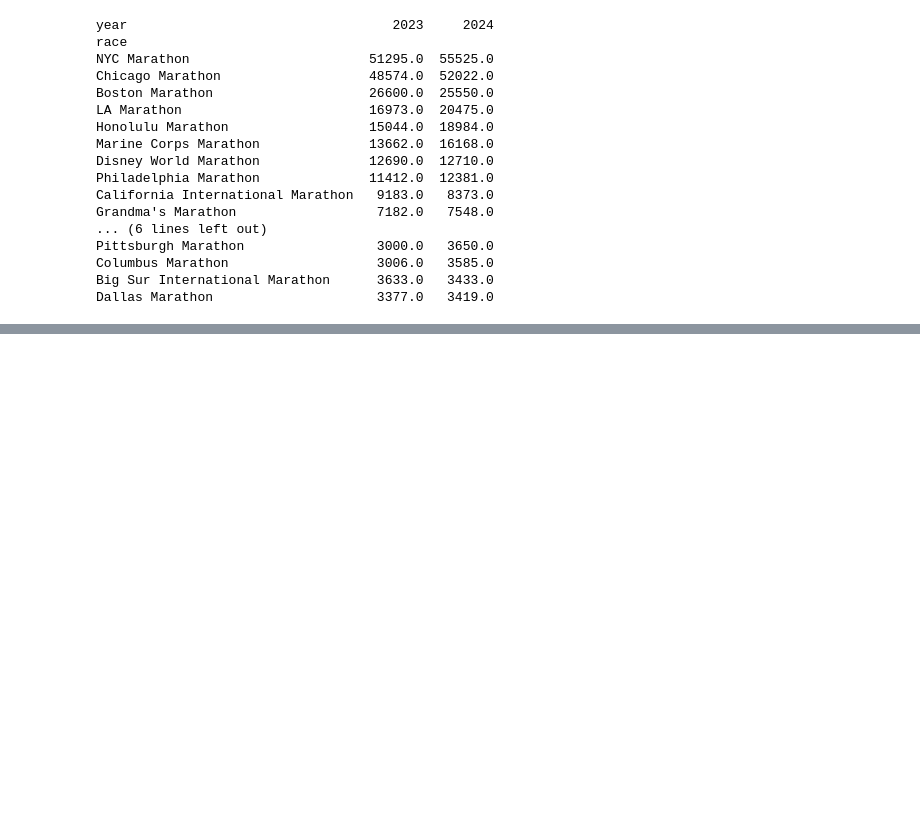
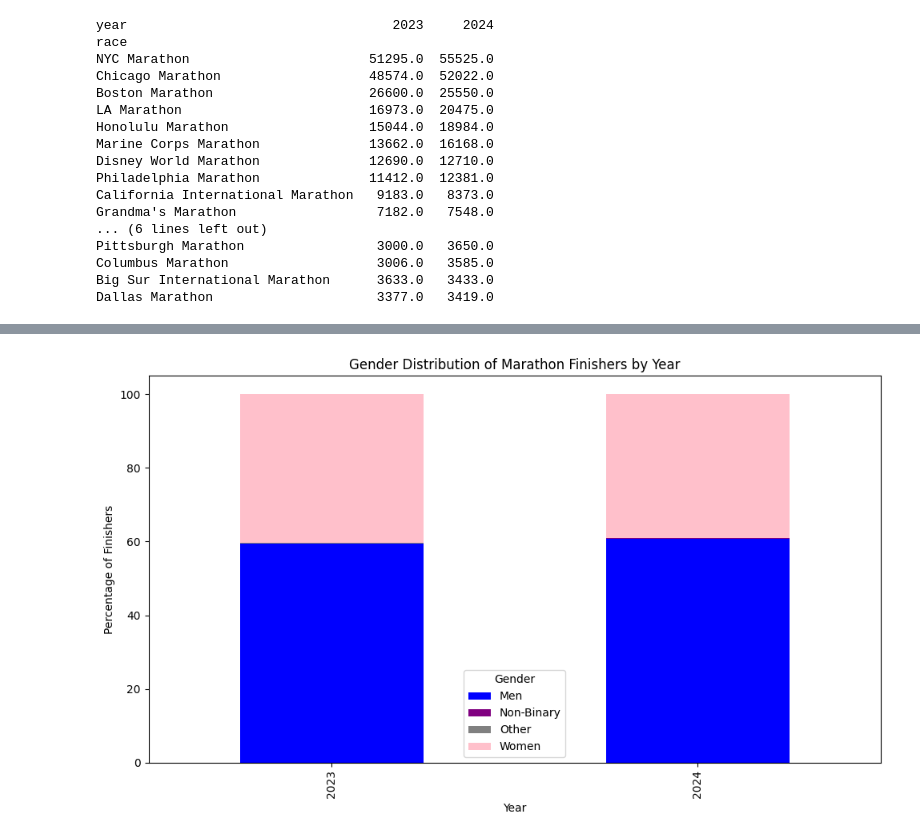
Before and after one commit to kimchiyama/Exploring_Marathon_Trends, a Jupyter notebook: notebooks/analysis.ipynb, the cells around one changed output, grey strips where cells are left out. Cells and saved outputs as stored; diff of their text form; code cells hidden in the pictures; blank space fills up the shorter version.

```diff
--- a/notebooks/analysis.ipynb
+++ b/notebooks/analysis.ipynb
@@ -399,9 +434,10 @@ combined_results.describe()
 | 50% | 2.024000e+03 | 39.000000 | 1.578000e+04 | 39.000000 |
 | 75% | 2.024000e+03 | 49.000000 | 1.866500e+04 | 49.000000 |
 | max | 2.024000e+03 | 100.000000 | 6.229600e+04 | 100.000000 |
-# %%
-#Handle invalid ages
-combined_results = combined_results[combined_results['age_numeric'] > 0]
+# %%
+#Filter invalid ages ( > 0 ) but keep unknowns
+combined_results = combined_results[(combined_results['age_numeric'].isna())|
+                                    (combined_results['age_numeric'] > 0)]
 # %%
 #Finish time from seconds to hours (float)
 combined_results['finish_hours'] = combined_results['finish'] / 3600
@@ -462,0 +523,20 @@ Dallas Marathon                     3377.0   3419.0
+# %%
+#Count finishers by year and gender
+gender_counts = combined_results.groupby(['year', 'gender_standard']).size().unstack(fill_value = 0)
+
+#Find Percentage
+gender_percentage = gender_counts.div(gender_counts.sum(axis = 1), axis = 0) * 100
+# %%
+#Defining Colors for Plot
+colors = {'Men': 'blue', 'Women': 'pink', 'Non-Binary': 'purple', 'Other': 'gray'}
+# %%
+#Plot
+gender_percentage.plot(kind = 'bar', stacked = True, figsize = (10, 6), color = [colors[col] for col in gender_percentage.columns])
+plt.title('Gender Distribution of Marathon Finishers by Year')
+plt.xlabel('Year')
+plt.ylabel('Percentage of Finishers')
+plt.legend(title = 'Gender')
+plt.tight_layout()
+plt.show()
+# %% [output]
+[figure, added]
```
Also changed, not shown: parts of 18 cells of this notebook.
